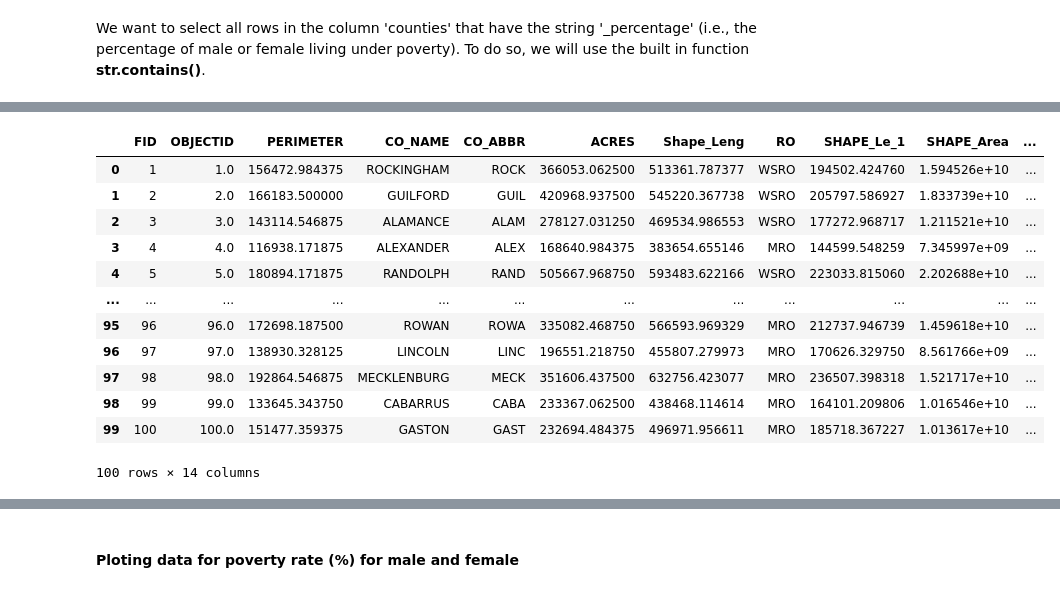
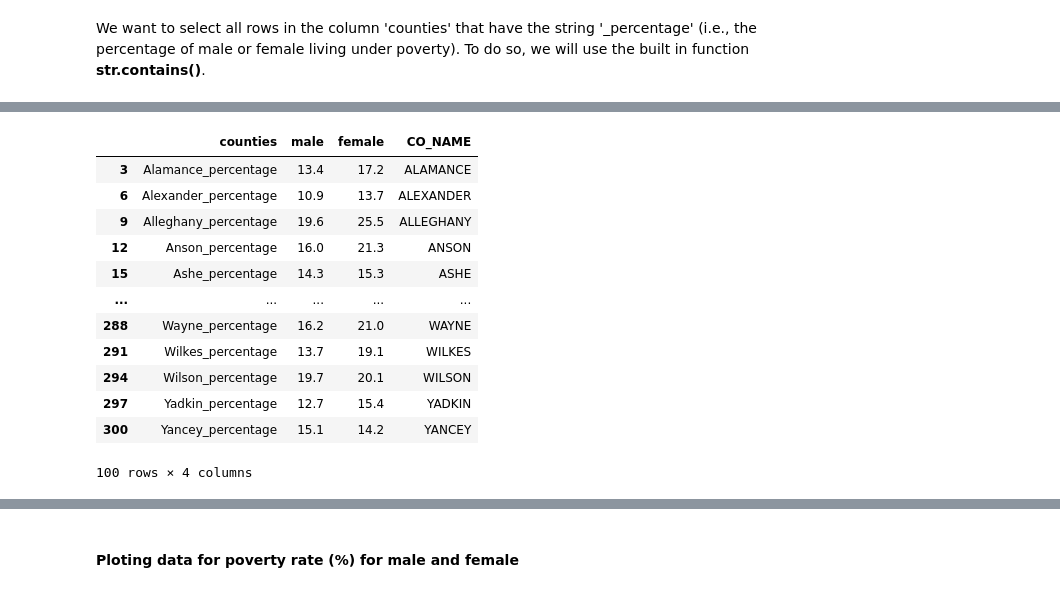
Before and after one commit to GAECLab/NR491_Fall2022, a Jupyter notebook: Week7_PandasData_Lecture/CensusData_Pandas/CensusData_Pandas.ipynb, the cells around one changed output, grey strips where cells are left out. Drawn from its saved outputs; the diff is of its cells as text; code cells hidden in the pictures.

Commit message:
changes to the pandas census data, mainly splitting code chuncks into smaller ones and adding Qs to facilitate learning

```diff
--- a/Week7_PandasData_Lecture/CensusData_Pandas/CensusData_Pandas.ipynb
+++ b/Week7_PandasData_Lecture/CensusData_Pandas/CensusData_Pandas.ipynb
@@ -66,0 +87,3 @@ to_rename = {' County, North Carolina!!Total!!Estimate':'_total',
+# %%
+for index,col in enumerate(col_names):
+    print(index, col)
@@ -66,0 +108,4 @@ to_rename = {' County, North Carolina!!Total!!Estimate':'_total',
+# %%
+for key, value in to_rename.items():
+    print (key)
+    print(value)
@@ -145,31 +344,22 @@ We want to select all rows in the column 'counties' that have the string '_perce
 # %%
-# copy this object’s indices and data to avoid indexing issues
-poverty_sex_perc = poverty_sex[poverty_sex['counties'].str.contains('_percentage')].copy()
-
-# removing % the percentage value
-poverty_sex_perc = poverty_sex_perc.replace('%', '', regex=True)
-
-# transform the columns male and female to numeric
-poverty_sex_perc[sex_cols] = poverty_sex_perc[sex_cols].apply(pd.to_numeric, errors='coerce')
-
 # add counties 'CO_NAME' column to poverty_sex_prct
 # this is done to merge the poverty_sex_perc with the counties' shapefile; they need to have a column in common
+# we're now going to use the .loc function in pandas,
+# read about this function here: https://www.shanelynn.ie/pandas-iloc-loc-select-rows-and-columns-dataframe/#loc-selection
+# what does the .loc function do?
 poverty_sex_perc.loc[:,"CO_NAME"] = [n.replace('_percentage','').upper() for n in poverty_sex_perc.counties.to_list()]
-
-# merge dataframes to plot the data
-plot_ = counties.merge(poverty_sex_perc, how='inner', on='CO_NAME')
-plot_
+poverty_sex_perc
 # %% [output]
-|  | FID | OBJECTID | PERIMETER | CO_NAME | CO_ABBR | ACRES | Shape_Leng | RO | SHAPE_Le_1 | SHAPE_Area | ... |
-| 0 | 1 | 1.0 | 156472.984375 | ROCKINGHAM | ROCK | 366053.062500 | 513361.787377 | WSRO | 194502.424760 | 1.594526e+10 | ... |
-| 1 | 2 | 2.0 | 166183.500000 | GUILFORD | GUIL | 420968.937500 | 545220.367738 | WSRO | 205797.586927 | 1.833739e+10 | ... |
-| 2 | 3 | 3.0 | 143114.546875 | ALAMANCE | ALAM | 278127.031250 | 469534.986553 | WSRO | 177272.968717 | 1.211521e+10 | ... |
-| 3 | 4 | 4.0 | 116938.171875 | ALEXANDER | ALEX | 168640.984375 | 383654.655146 | MRO | 144599.548259 | 7.345997e+09 | ... |
-| 4 | 5 | 5.0 | 180894.171875 | RANDOLPH | RAND | 505667.968750 | 593483.622166 | WSRO | 223033.815060 | 2.202688e+10 | ... |
-| ... | ... | ... | ... | ... | ... | ... | ... | ... | ... | ... | ... |
-| 95 | 96 | 96.0 | 172698.187500 | ROWAN | ROWA | 335082.468750 | 566593.969329 | MRO | 212737.946739 | 1.459618e+10 | ... |
-| 96 | 97 | 97.0 | 138930.328125 | LINCOLN | LINC | 196551.218750 | 455807.279973 | MRO | 170626.329750 | 8.561766e+09 | ... |
-| 97 | 98 | 98.0 | 192864.546875 | MECKLENBURG | MECK | 351606.437500 | 632756.423077 | MRO | 236507.398318 | 1.521717e+10 | ... |
-| 98 | 99 | 99.0 | 133645.343750 | CABARRUS | CABA | 233367.062500 | 438468.114614 | MRO | 164101.209806 | 1.016546e+10 | ... |
-| 99 | 100 | 100.0 | 151477.359375 | GASTON | GAST | 232694.484375 | 496971.956611 | MRO | 185718.367227 | 1.013617e+10 | ... |
+|  | counties | male | female | CO_NAME |
+| 3 | Alamance_percentage | 13.4 | 17.2 | ALAMANCE |
+| 6 | Alexander_percentage | 10.9 | 13.7 | ALEXANDER |
+| 9 | Alleghany_percentage | 19.6 | 25.5 | ALLEGHANY |
+| 12 | Anson_percentage | 16.0 | 21.3 | ANSON |
+| 15 | Ashe_percentage | 14.3 | 15.3 | ASHE |
+| ... | ... | ... | ... | ... |
+| 288 | Wayne_percentage | 16.2 | 21.0 | WAYNE |
+| 291 | Wilkes_percentage | 13.7 | 19.1 | WILKES |
+| 294 | Wilson_percentage | 19.7 | 20.1 | WILSON |
+| 297 | Yadkin_percentage | 12.7 | 15.4 | YADKIN |
+| 300 | Yancey_percentage | 15.1 | 14.2 | YANCEY |
-100 rows × 14 columns
+100 rows × 4 columns
```
Also changed, not shown: parts of 60 cells of this notebook.
